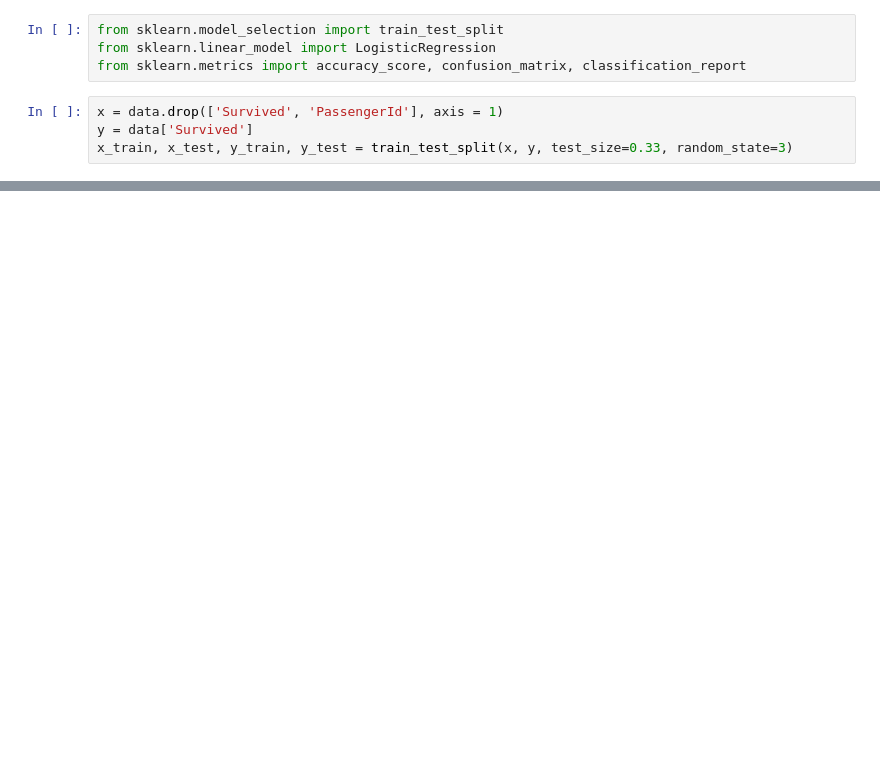
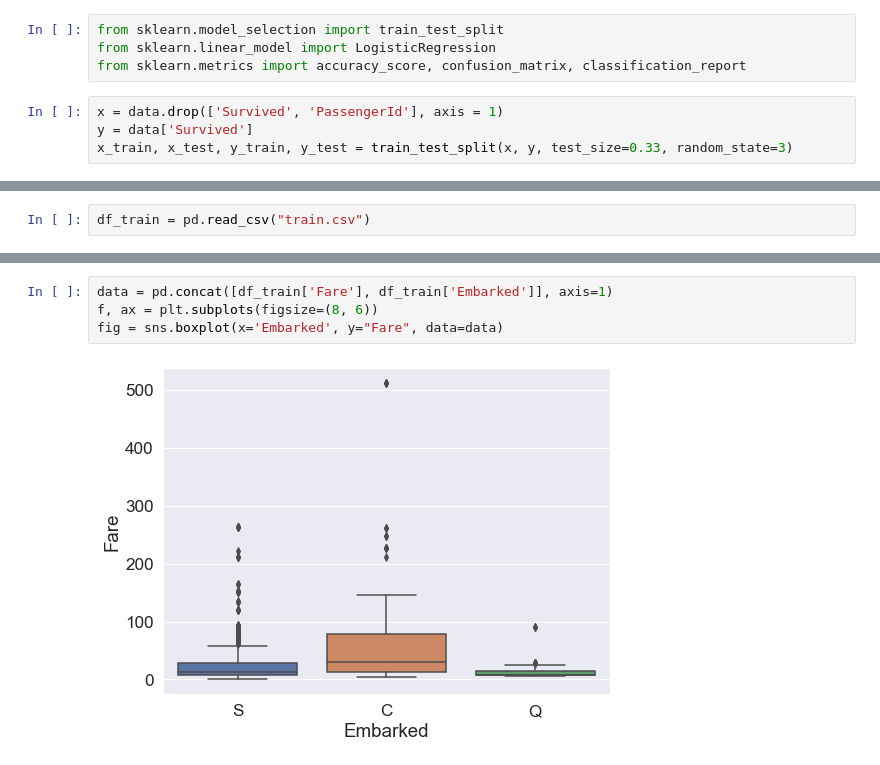
Before and after one commit to chanyadeshani/Group8, a Jupyter notebook: assessment .ipynb, the cells around one changed output, grey strips where cells are left out. Drawn from its saved outputs; the diff is of its cells as text; blank space fills up the shorter version.

```diff
--- a/assessment .ipynb
+++ b/assessment .ipynb
@@ -55,0 +64,2 @@ x_train, x_test, y_train, y_test = train_test_split(x, y, test_size=0.33, random
+# %%
+df_train = pd.read_csv("train.csv")
@@ -55,0 +154,6 @@ x_train, x_test, y_train, y_test = train_test_split(x, y, test_size=0.33, random
+# %%
+data = pd.concat([df_train['Fare'], df_train['Embarked']], axis=1)
+f, ax = plt.subplots(figsize=(8, 6))
+fig = sns.boxplot(x='Embarked', y="Fare", data=data)
+# %% [output]
+[figure, added]
```
Also changed, not shown: parts of 124 cells of this notebook.
